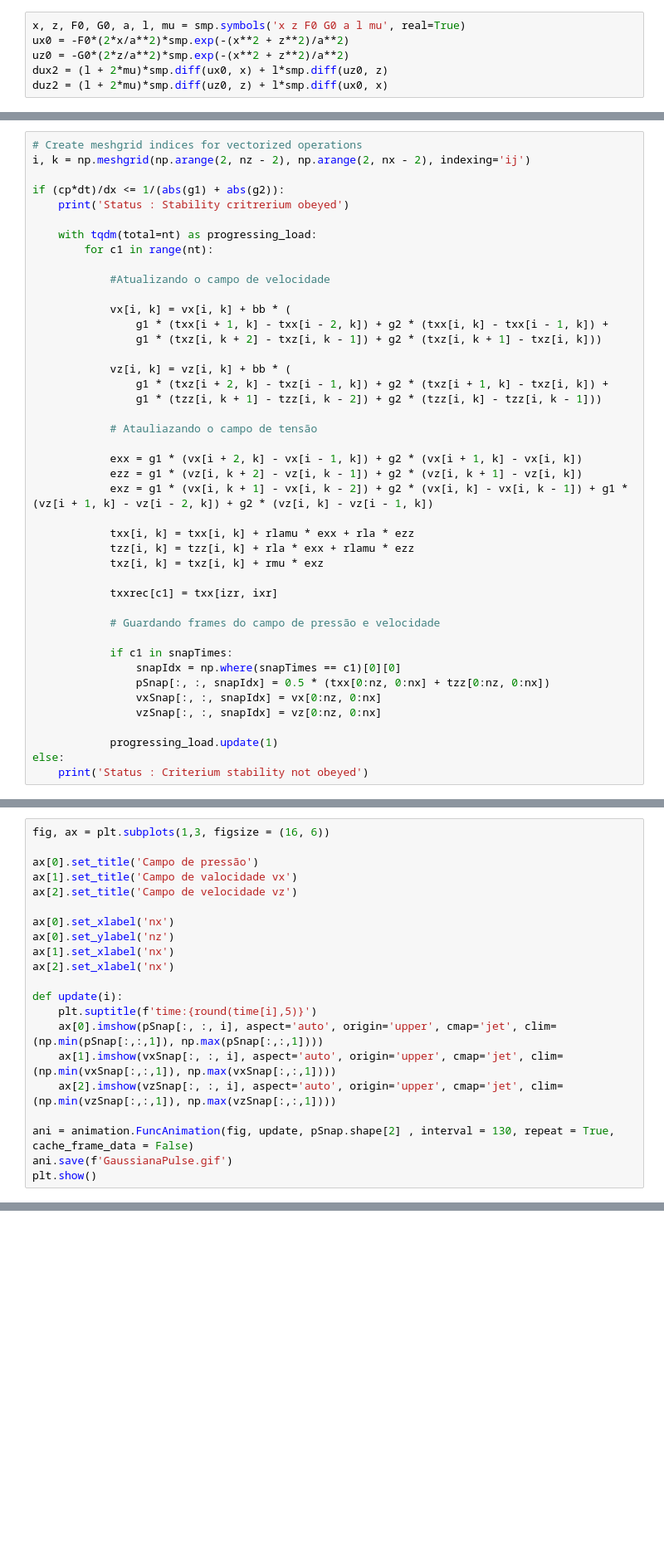
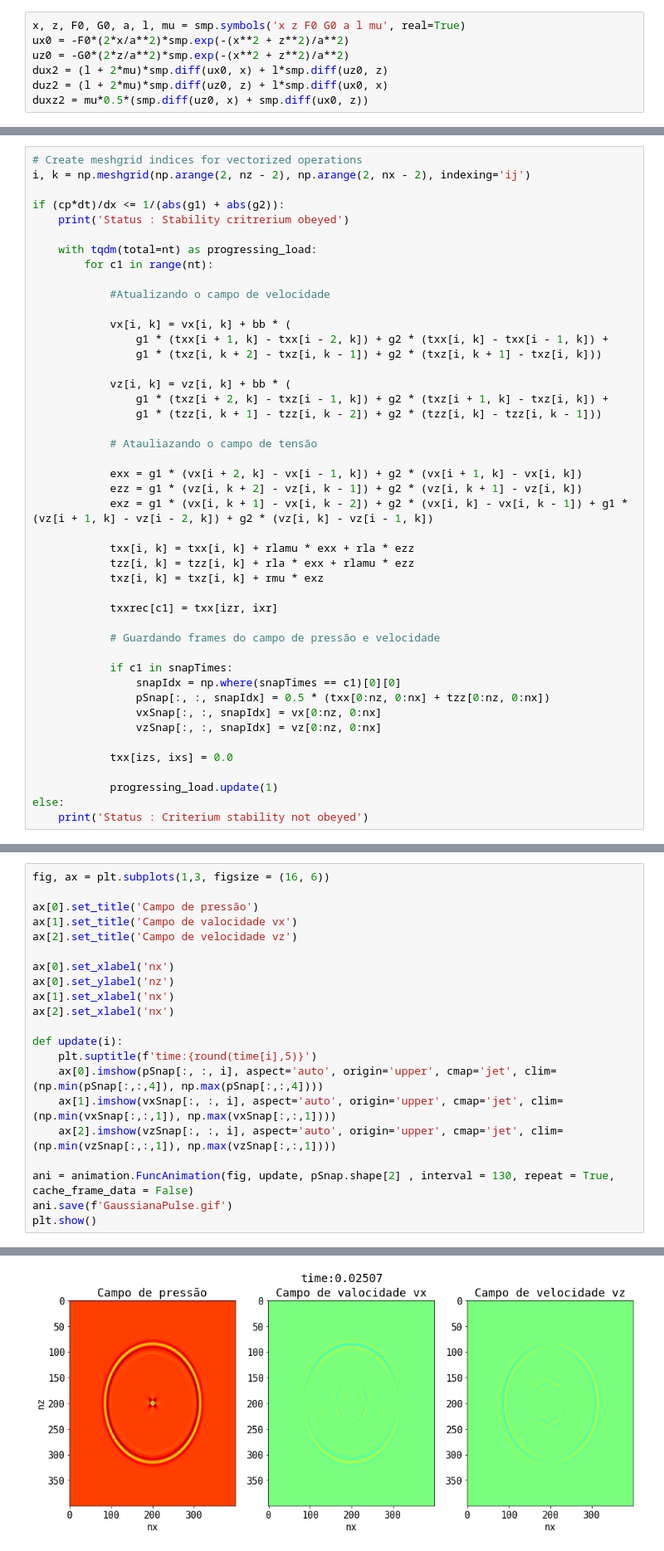
Before and after one commit to MathPhelip/TCC-Coding, a Jupyter notebook: SeismicModelling/Analitical and Numerical Comparation Solution to ELastic Wave with Gaussian Inicial Condition.ipynb, the cells around one changed output, grey strips where cells are left out. Shown: that part at 83% size. Drawn from its saved outputs; the diff is of its cells as text; blank space fills up the shorter version.

```diff
--- a/SeismicModelling/Analitical and Numerical Comparation Solution to ELastic Wave with Gaussian Inicial Condition.ipynb
+++ b/SeismicModelling/Analitical and Numerical Comparation Solution to ELastic Wave with Gaussian Inicial Condition.ipynb
@@ -74,3 +126,4 @@ ux0 = -F0*(2*x/a**2)*smp.exp(-(x**2 + z**2)/a**2)
 uz0 = -G0*(2*z/a**2)*smp.exp(-(x**2 + z**2)/a**2)
 dux2 = (l + 2*mu)*smp.diff(ux0, x) + l*smp.diff(uz0, z)
 duz2 = (l + 2*mu)*smp.diff(uz0, z) + l*smp.diff(ux0, x)
+duxz2 = mu*0.5*(smp.diff(uz0, x) + smp.diff(ux0, z))
@@ -152,6 +214,8 @@ if (cp*dt)/dx <= 1/(abs(g1) + abs(g2)):
                 vxSnap[:, :, snapIdx] = vx[0:nz, 0:nx]
                 vzSnap[:, :, snapIdx] = vz[0:nz, 0:nx]
 
+            txx[izs, ixs] = 0.0
+
             progressing_load.update(1)
 else:
     print('Status : Criterium stability not obeyed')
@@ -158,22 +224 @@ else:
-# %%
-fig, ax = plt.subplots(1,3, figsize = (16, 6))
-
-ax[0].set_title('Campo de pressão')
-ax[1].set_title('Campo de valocidade vx')
-ax[2].set_title('Campo de velocidade vz')
-
-ax[0].set_xlabel('nx')
-ax[0].set_ylabel('nz')
-ax[1].set_xlabel('nx')
-ax[2].set_xlabel('nx')
-
-def update(i):
-    plt.suptitle(f'time:{round(time[i],5)}')
-    ax[0].imshow(pSnap[:, :, i], aspect='auto', origin='upper', cmap='jet', clim=(np.min(pSnap[:,:,1]), np.max(pSnap[:,:,1])))
-    ax[1].imshow(vxSnap[:, :, i], aspect='auto', origin='upper', cmap='jet', clim=(np.min(vxSnap[:,:,1]), np.max(vxSnap[:,:,1])))
-    ax[2].imshow(vzSnap[:, :, i], aspect='auto', origin='upper', cmap='jet', clim=(np.min(vzSnap[:,:,1]), np.max(vzSnap[:,:,1])))
-
-ani = animation.FuncAnimation(fig, update, pSnap.shape[2] , interval = 130, repeat = True, cache_frame_data = False)
-ani.save(f'GaussianaPulse.gif')
-plt.show()
 # %%
@@ -182,0 +233,22 @@ plt.show()
+# %%
+fig, ax = plt.subplots(1,3, figsize = (16, 6))
+
+ax[0].set_title('Campo de pressão')
+ax[1].set_title('Campo de valocidade vx')
+ax[2].set_title('Campo de velocidade vz')
+
+ax[0].set_xlabel('nx')
+ax[0].set_ylabel('nz')
+ax[1].set_xlabel('nx')
+ax[2].set_xlabel('nx')
+
+def update(i):
+    plt.suptitle(f'time:{round(time[i],5)}')
+    ax[0].imshow(pSnap[:, :, i], aspect='auto', origin='upper', cmap='jet', clim=(np.min(pSnap[:,:,4]), np.max(pSnap[:,:,4])))
+    ax[1].imshow(vxSnap[:, :, i], aspect='auto', origin='upper', cmap='jet', clim=(np.min(vxSnap[:,:,1]), np.max(vxSnap[:,:,1])))
+    ax[2].imshow(vzSnap[:, :, i], aspect='auto', origin='upper', cmap='jet', clim=(np.min(vzSnap[:,:,1]), np.max(vzSnap[:,:,1])))
+
+ani = animation.FuncAnimation(fig, update, pSnap.shape[2] , interval = 130, repeat = True, cache_frame_data = False)
+ani.save(f'GaussianaPulse.gif')
+plt.show()
+# %% [output]
@@ -182,0 +256 @@ plt.show()
+[figure, added]
```
Also changed, not shown: parts of 13 cells of this notebook.
